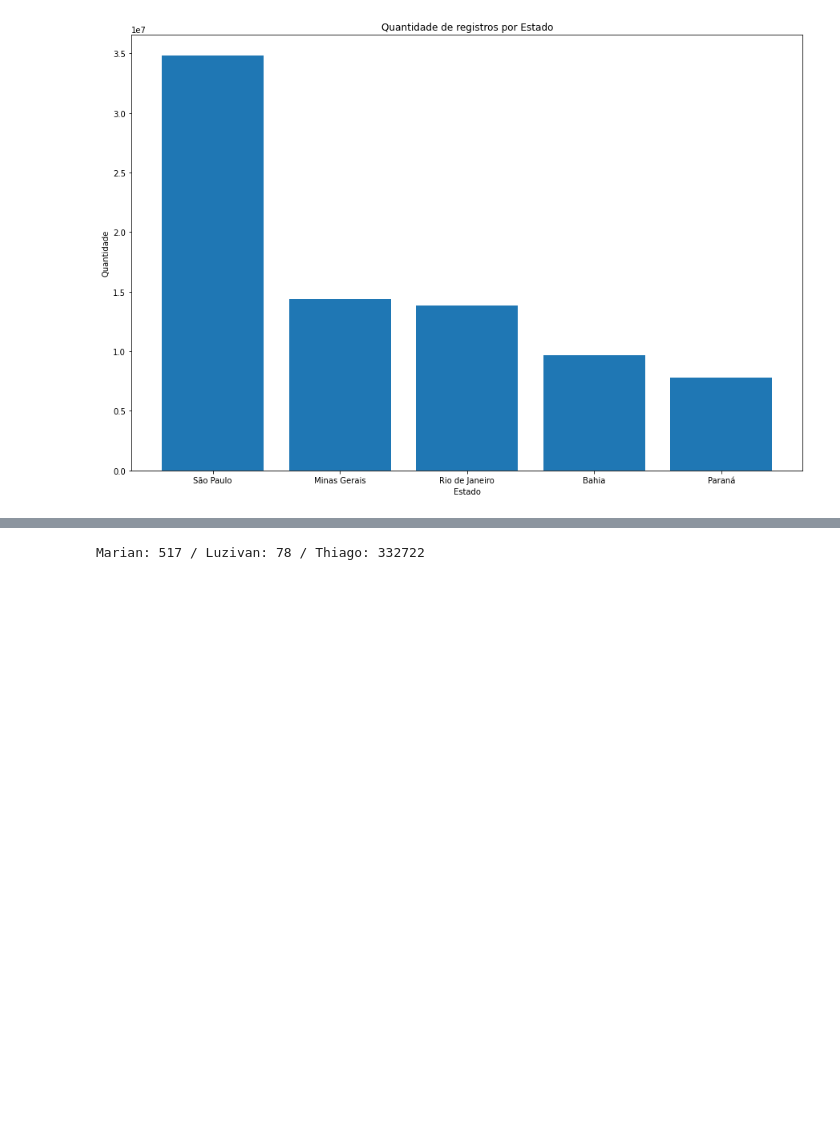
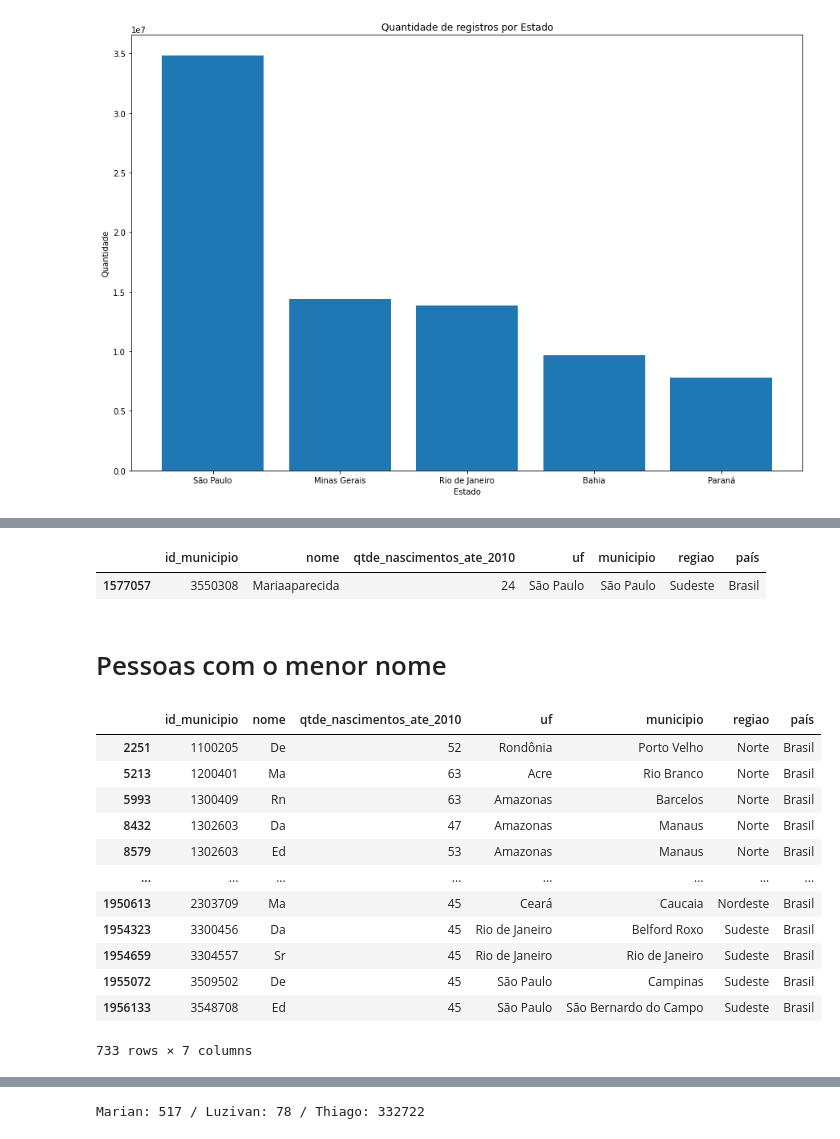
Before and after one commit to tsffarias/ibge-nomes-brasil, a Jupyter notebook: Projeto_Módulo_4.ipynb, the cells around one changed output, grey strips where cells are left out. Saved outputs shown, nothing was run; the diff lists cells and outputs as text; code cells hidden in the pictures; blank space fills up the shorter version.

```diff
--- a/Projeto_Módulo_4.ipynb
+++ b/Projeto_Módulo_4.ipynb
@@ -362,0 +381,24 @@ plt.show()
+# %%
+# Maior nome: 'Mariaaparecida'
+dataset_nomes_brasil[dataset_nomes_brasil['nome'].str.len() >= 14]
+# %% [output]
+|  | id_municipio | nome | qtde_nascimentos_ate_2010 | uf | municipio | regiao | país |
+| 1577057 | 3550308 | Mariaaparecida | 24 | São Paulo | São Paulo | Sudeste | Brasil |
+# %% [markdown]
+# Pessoas com o menor nome
+# %%
+dataset_nomes_brasil[dataset_nomes_brasil['nome'].str.len() <= 2]
+# %% [output]
+|  | id_municipio | nome | qtde_nascimentos_ate_2010 | uf | municipio | regiao | país |
+| 2251 | 1100205 | De | 52 | Rondônia | Porto Velho | Norte | Brasil |
+| 5213 | 1200401 | Ma | 63 | Acre | Rio Branco | Norte | Brasil |
+| 5993 | 1300409 | Rn | 63 | Amazonas | Barcelos | Norte | Brasil |
+| 8432 | 1302603 | Da | 47 | Amazonas | Manaus | Norte | Brasil |
+| 8579 | 1302603 | Ed | 53 | Amazonas | Manaus | Norte | Brasil |
+| ... | ... | ... | ... | ... | ... | ... | ... |
+| 1950613 | 2303709 | Ma | 45 | Ceará | Caucaia | Nordeste | Brasil |
+| 1954323 | 3300456 | Da | 45 | Rio de Janeiro | Belford Roxo | Sudeste | Brasil |
+| 1954659 | 3304557 | Sr | 45 | Rio de Janeiro | Rio de Janeiro | Sudeste | Brasil |
+| 1955072 | 3509502 | De | 45 | São Paulo | Campinas | Sudeste | Brasil |
+| 1956133 | 3548708 | Ed | 45 | São Paulo | São Bernardo do Campo | Sudeste | Brasil |
+733 rows × 7 columns
```
Also changed, not shown: parts of 13 cells of this notebook.
